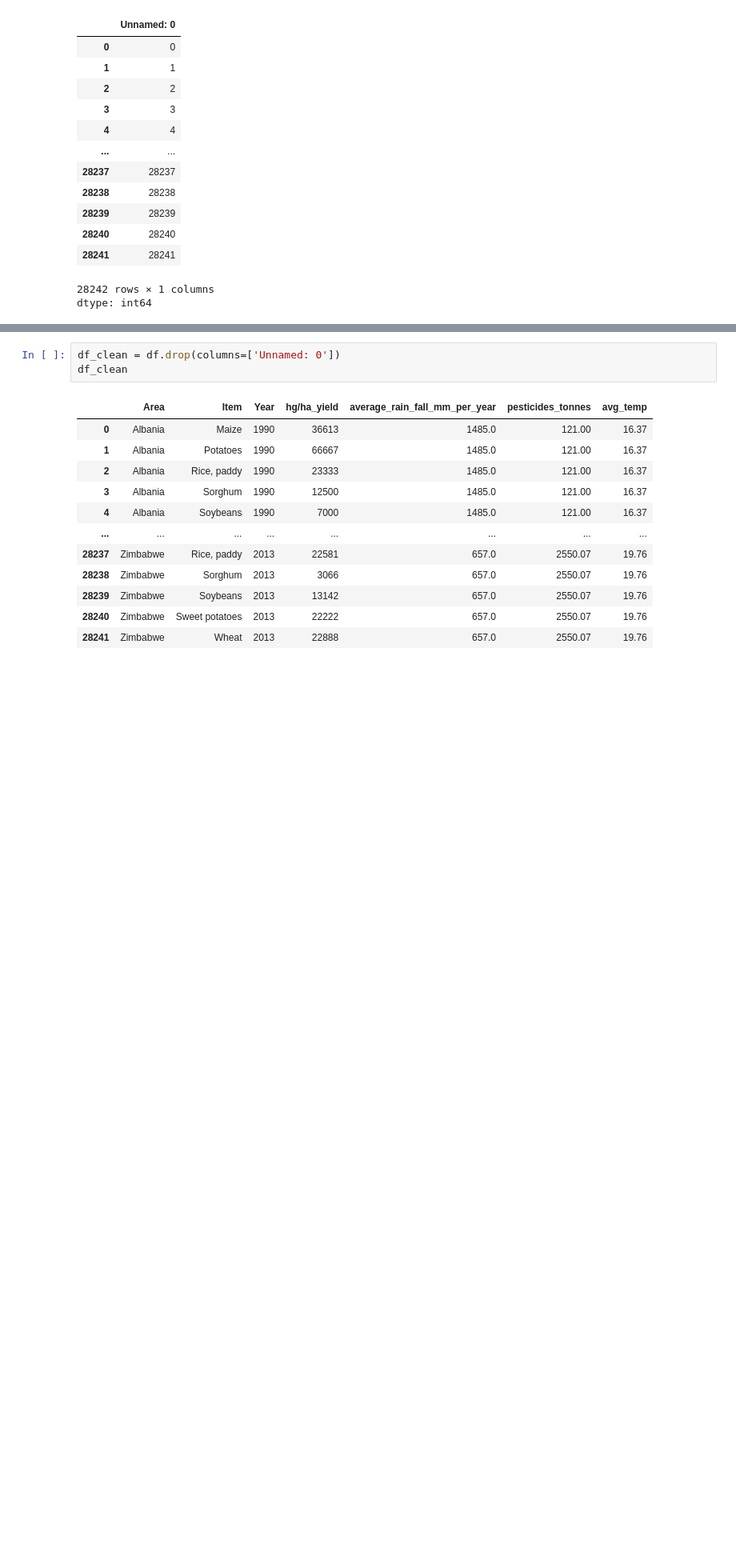
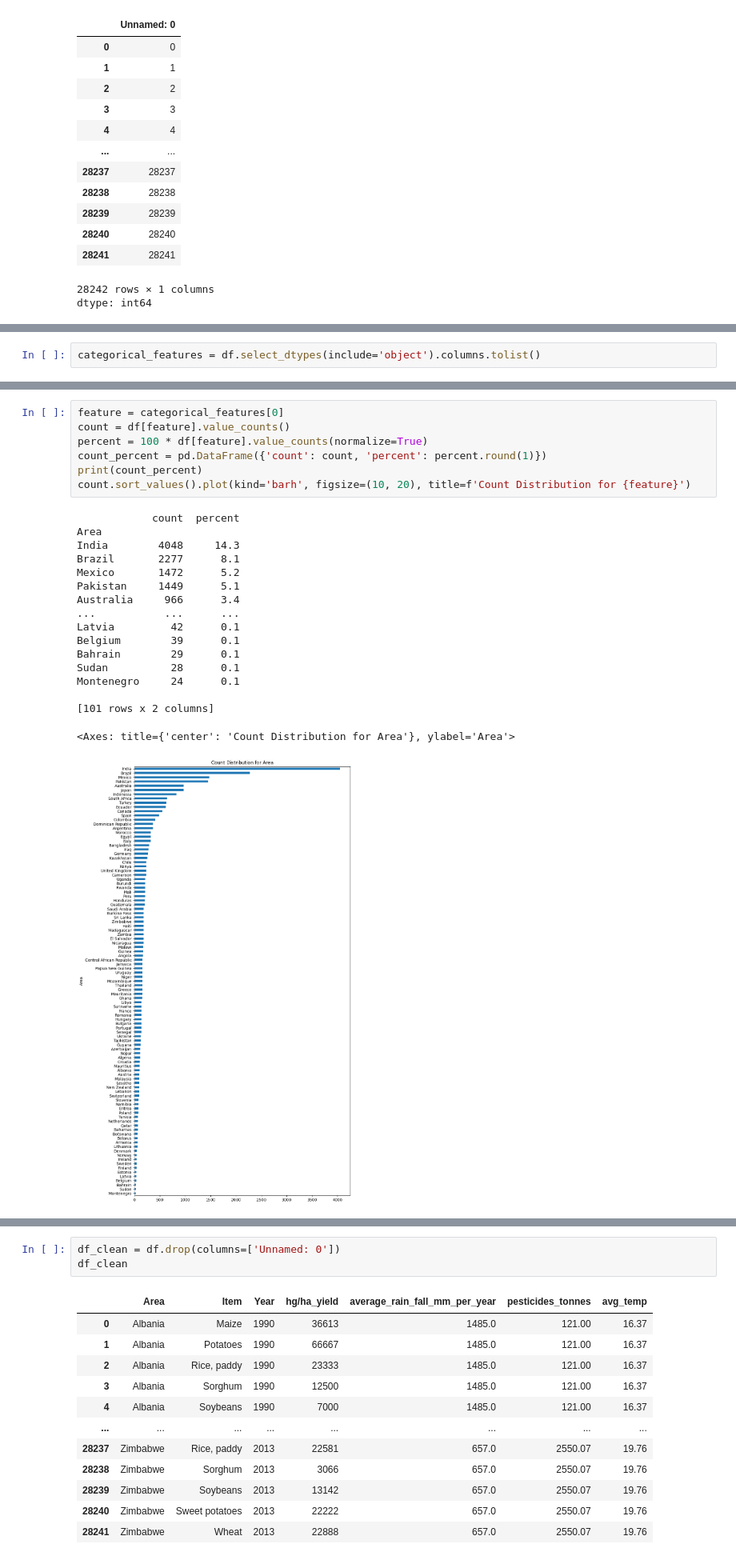
Before and after one commit to Hasbirizqulloh/cropyieldprediction, a Jupyter notebook: Submission_Crop_Yield_Prediction.ipynb, the cells around one changed output, grey strips where cells are left out. Shown at 80% size. Drawn from its saved outputs; the diff is of its cells as text; blank space fills up the shorter version.

```diff
--- a/Submission_Crop_Yield_Prediction.ipynb
+++ b/Submission_Crop_Yield_Prediction.ipynb
@@ -123,0 +264,2 @@ dtype: int64
+# %%
+categorical_features = df.select_dtypes(include='object').columns.tolist()
@@ -123,0 +281,25 @@ dtype: int64
+# %%
+feature = categorical_features[0]
+count = df[feature].value_counts()
+percent = 100 * df[feature].value_counts(normalize=True)
+count_percent = pd.DataFrame({'count': count, 'percent': percent.round(1)})
+print(count_percent)
+count.sort_values().plot(kind='barh', figsize=(10, 20), title=f'Count Distribution for {feature}')
+# %% [output]
+            count  percent
+Area
+India        4048     14.3
+Brazil       2277      8.1
+Mexico       1472      5.2
+Pakistan     1449      5.1
+Australia     966      3.4
+...           ...      ...
+Latvia         42      0.1
+Belgium        39      0.1
+Bahrain        29      0.1
+Sudan          28      0.1
+Montenegro     24      0.1
+
+[101 rows x 2 columns]
+<Axes: title={'center': 'Count Distribution for Area'}, ylabel='Area'>
+[figure, added]
```
Also changed, not shown: parts of 95 cells of this notebook, 1 other file.
